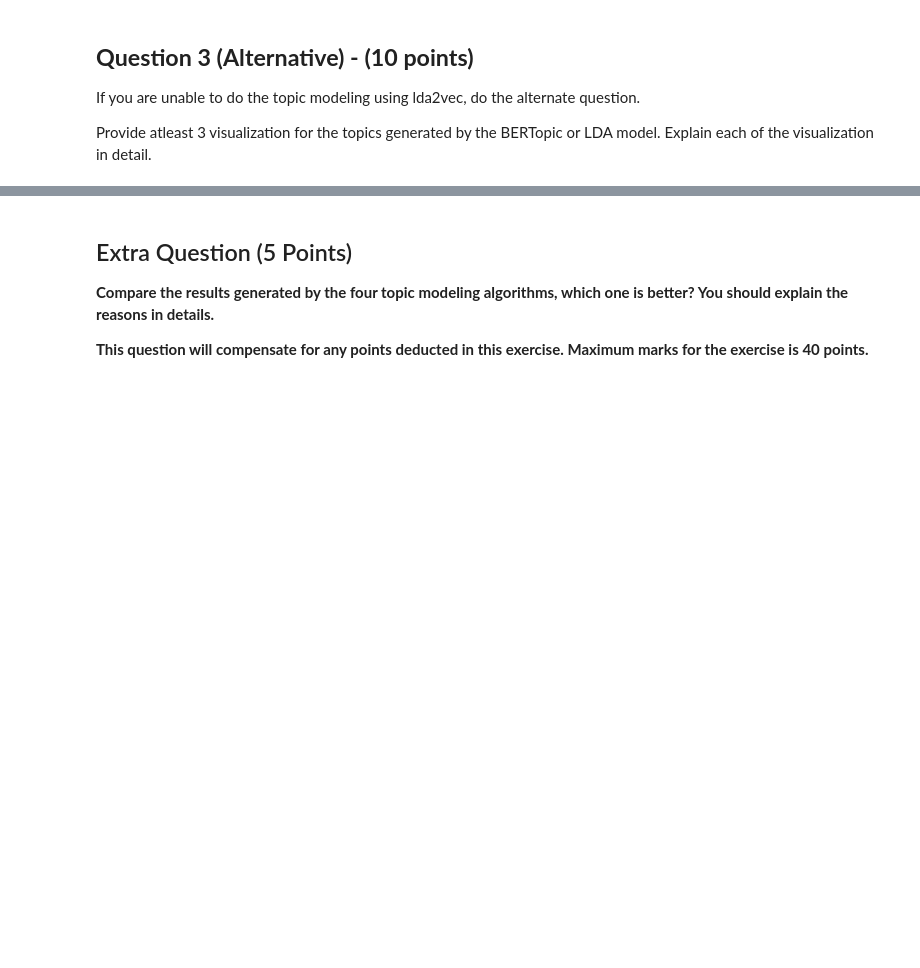
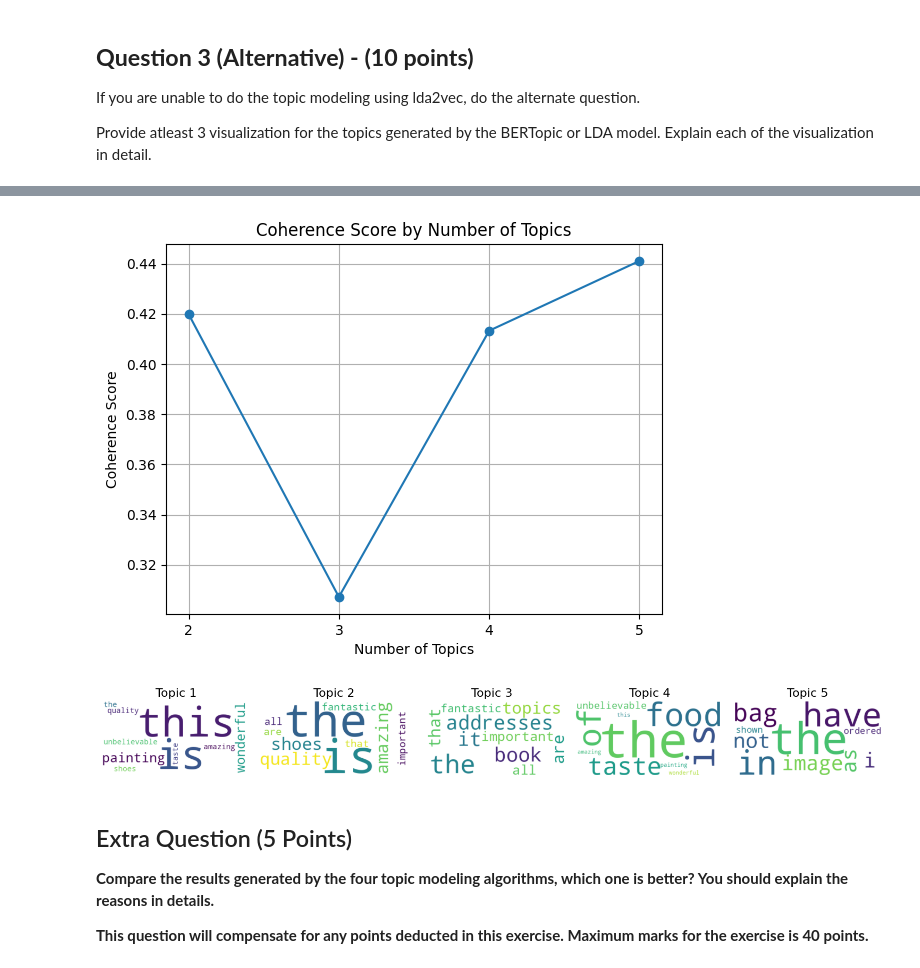
Before and after one commit to tejaswini-151999/SriNagTejaswiniGandikota_INFO5731_Fall2024, a Jupyter notebook: Gandikota_SriNagaTejaswini_Exercise_4.ipynb, the cells around one changed output, grey strips where cells are left out. Saved outputs shown, nothing was run; the diff lists cells and outputs as text; code cells hidden in the pictures; blank space fills up the shorter version.

```diff
--- a/Gandikota_SriNagaTejaswini_Exercise_4.ipynb
+++ b/Gandikota_SriNagaTejaswini_Exercise_4.ipynb
@@ -437,3 +466,63 @@ determine how topics differ in their focus.
+# %%
+"""2. Coherence graph on topics.
+
+Type of Visualization: Network Graph
+
+Excerpt: In word words, a topic coherence graph represents topics as nodes such that edges between nodes denote some form of relationship or similarity of topics regarding the
+words with which they are most strongly associated. The strength of the connection can be represented by thickness of the edge.
+
+Purpose: This chart displays the relationships among topics by virtue of their vocabulary similarities. The stronger their relatedness,
+because of co-occurrence similar words, the closer two topics are.
+
+Interpretation: It would show that a dense network would mean many topics draw on common words or themes and, therefore, probably overlap. This will be useful in
+working out how separated or intersected different topics are and seeing the relationships within these topics."""
+
+
+
+# coherence graph
+plt.plot(topic_range, coherence_values, marker='o')
+plt.xlabel("Number of Topics")
+plt.ylabel("Coherence Score")
+plt.title("Coherence Score by Number of Topics")
+plt.xticks(topic_range)
+plt.grid()
+plt.show()
+# %% [output]
+[figure, added]
+# %%
+"""3. Word Cloud per topic
+Visualization type: word cloud
+
+Explanation: Each topic is represented by the word cloud of the most frequent words it entails. The size of the word denotes a proxy for how important/frequent
+it is in that topic. Every topic can have a word cloud.
+
+Purpose: The chart intuitively presents the most representative words for every topic; based on which one can easily get an idea at first glance about what the topic is.
+
+Interpretation: Larger words have stronger associations with the topic topic, and smaller words may be less important. Comparing each topic's word cloud provides
+immediate insight into what each topic entails because this acts to produce more granularity in understanding the model's output. You can also compare word clouds to
+determine how topics differ in their focus."""
+
+
+
+# Importing necessary libraries
+from wordcloud import WordCloud
+import matplotlib.pyplot as plt
+
+# Function to plot word clouds
+def plot_word_clouds(lda_model, num_topics):
+    fig, axes = plt.subplots(1, num_topics, figsize=(15, 10), sharex=True, sharey=True)
+    for i, ax in enumerate(axes.flatten()):
+        topic_terms = dict(lda_model.show_topic(i, 10))
+        wordcloud = WordCloud(background_color='white').generate_from_frequencies(topic_terms)
+        ax.imshow(wordcloud, interpolation='bilinear')
+        ax.axis("off")
+        ax.set_title(f"Topic {i+1}", fontsize=16)
+    plt.tight_layout()
+    plt.show()
+
+plot_word_clouds(final_lda_model, optimal_num_topics)
+# %% [output]
+[figure, added]
 # %% [markdown]
 ## Extra Question (5 Points)
 
```
Also changed, not shown: parts of 17 cells of this notebook.
